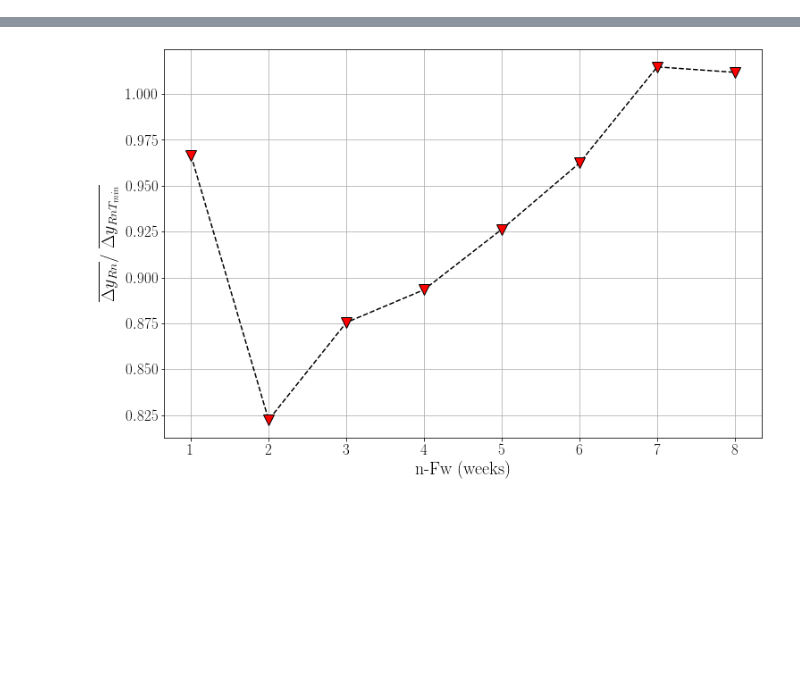
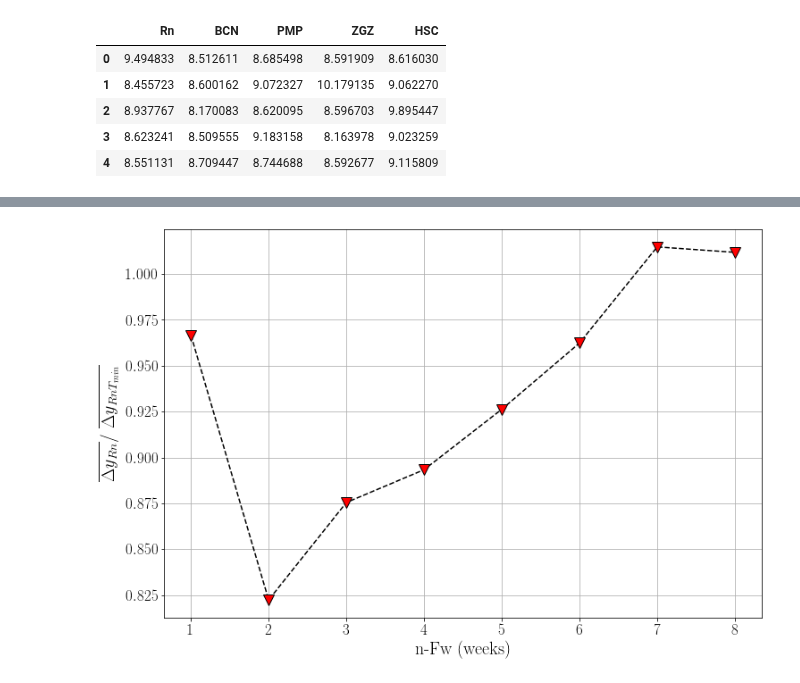
Before and after one commit to TsspGit/Rn_Time_Series, a Jupyter notebook: AEMET/Codes_Daily/Curve_Improvement.ipynb, the cells around one changed output, grey strips where cells are left out. Cells and saved outputs as stored; diff of their text form; code cells hidden in the pictures; blank space fills up the shorter version.

```diff
--- a/AEMET/Codes_Daily/Curve_Improvement.ipynb
+++ b/AEMET/Codes_Daily/Curve_Improvement.ipynb
@@ -21,3 +21,13 @@ for i in range(1, 10):
         DfDict[f'{i}Fw'] = pd.read_csv(CsvPath + f'ErrorsRNN{i}Fw.csv')
     except:
         continue
+# %%
+Tabla = DfDict['1Fw']
+Tabla.head()
+# %% [output]
+|  | Rn | BCN | PMP | ZGZ | HSC |
+| 0 | 9.494833 | 8.512611 | 8.685498 | 8.591909 | 8.616030 |
+| 1 | 8.455723 | 8.600162 | 9.072327 | 10.179135 | 9.062270 |
+| 2 | 8.937767 | 8.170083 | 8.620095 | 8.596703 | 9.895447 |
+| 3 | 8.623241 | 8.509555 | 9.183158 | 8.163978 | 9.023259 |
+| 4 | 8.551131 | 8.709447 | 8.744688 | 8.592677 | 9.115809 |
```
Also changed, not shown: parts of 1 cell of this notebook, 20 other files.
